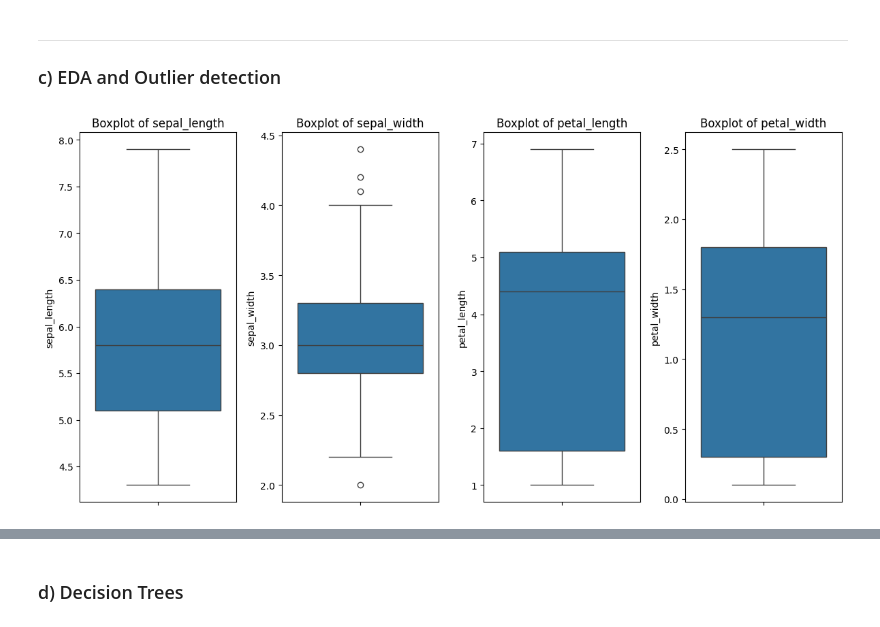
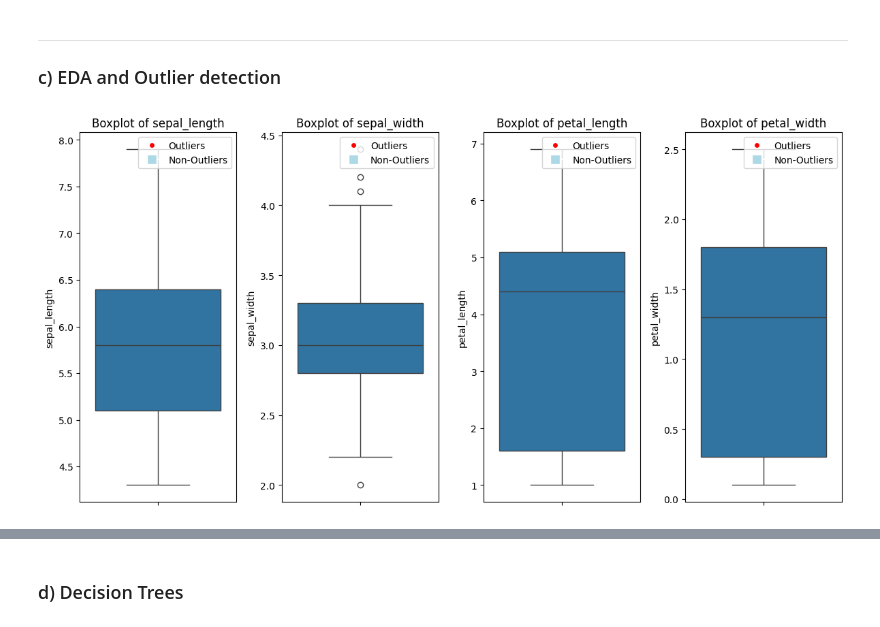
Before and after one commit to jutinwang/A3---CSI4142---GR48, a Jupyter notebook: G48-A3-p2.ipynb, the cells around one changed output, grey strips where cells are left out. Drawn from its saved outputs; the diff is of its cells as text; code cells hidden in the pictures.

```diff
--- a/G48-A3-p2.ipynb
+++ b/G48-A3-p2.ipynb
@@ -258,18 +223,23 @@ With numerical feature encoding being an optional requirement for this assignmen
 # %%
 # Visualizing numerical features using boxplots to detect potential outliers
 numerical_columns = ["sepal_length", "sepal_width", "petal_length", "petal_width"]
 plt.figure(figsize=(12, 6))
 
 # Creating boxplots for each numerical feature we have
 for x, col in enumerate(numerical_columns, 1):
     plt.subplot(1, 4, x)
     sns.boxplot(y=irisSetNew[col])
     plt.title(f"Boxplot of {col}")
 
+    outlier_patch = plt.Line2D([], [], marker='o', color='w', markerfacecolor='red', markersize=6, label='Outliers')
+    non_outlier_patch = plt.Line2D([], [], marker='s', color='w', markerfacecolor='lightblue', markersize=10, label='Non-Outliers')
+    plt.legend(handles=[outlier_patch, non_outlier_patch], loc="upper right")
+
+
 # Proceeding to display the boxplots
 plt.tight_layout()
 plt.show()
 # %% [output]
-[figure, old version]
+[figure, new version]
 # %%
 # Selecting relevant numerical columns for outlier detection
```
Also changed, not shown: parts of 23 cells of this notebook.
